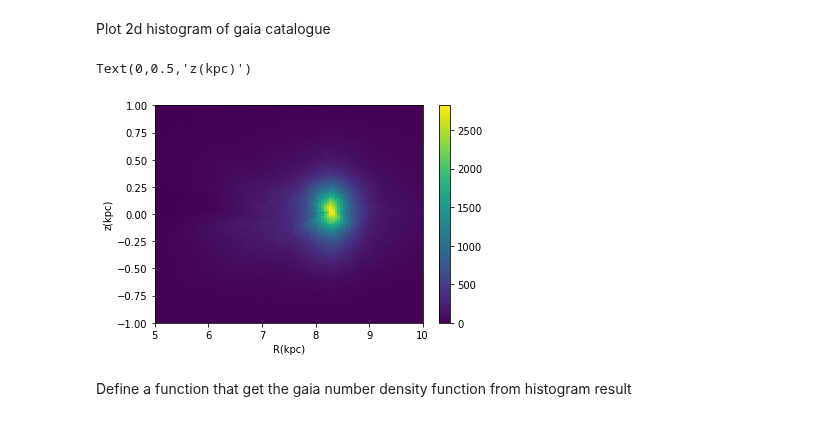
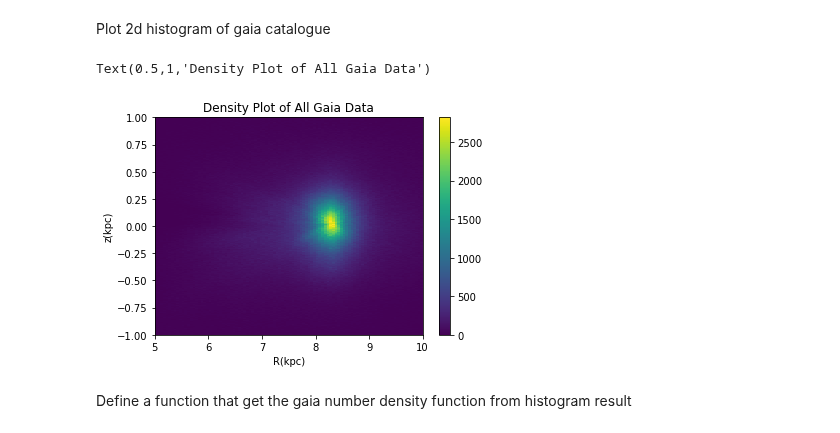
Before and after one commit to mwbub/Gaia-I3, a Jupyter notebook: Code/mock_data/sampling/selection function.ipynb, the cells around one changed output. Saved outputs shown, nothing was run; the diff lists cells and outputs as text; code cells hidden in the pictures.

```diff
--- a/Code/mock_data/sampling/selection function.ipynb
+++ b/Code/mock_data/sampling/selection function.ipynb
@@ -46,11 +46,12 @@ Plot 2d histogram of gaia catalogue
 # %%
 histogram, xedges, yedges, graph = plt.hist2d(R, z, bins = (bin_R, bin_z), range = [[R_min, R_max],[z_min, z_max]])
 plt.colorbar()
 plt.xlabel('R(kpc)')
 plt.ylabel('z(kpc)')
+plt.title("Density Plot of All Gaia Data")
 # %% [output]
-Text(0,0.5,'z(kpc)')
+Text(0.5,1,'Density Plot of All Gaia Data')
-[figure, old version]
+[figure, new version]
 # %% [markdown]
 Define a function that get the gaia number density function from histogram result
 # %%
```
Also changed, not shown: parts of 6 cells of this notebook.
